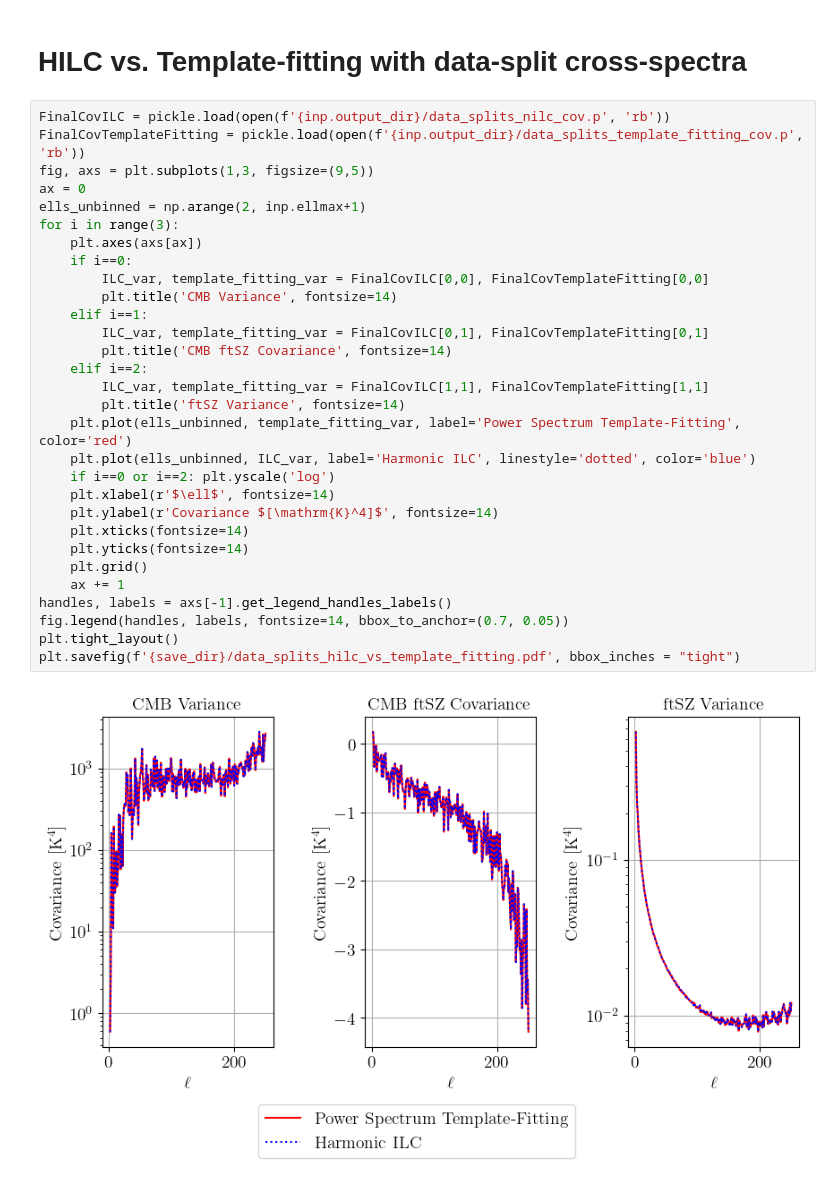
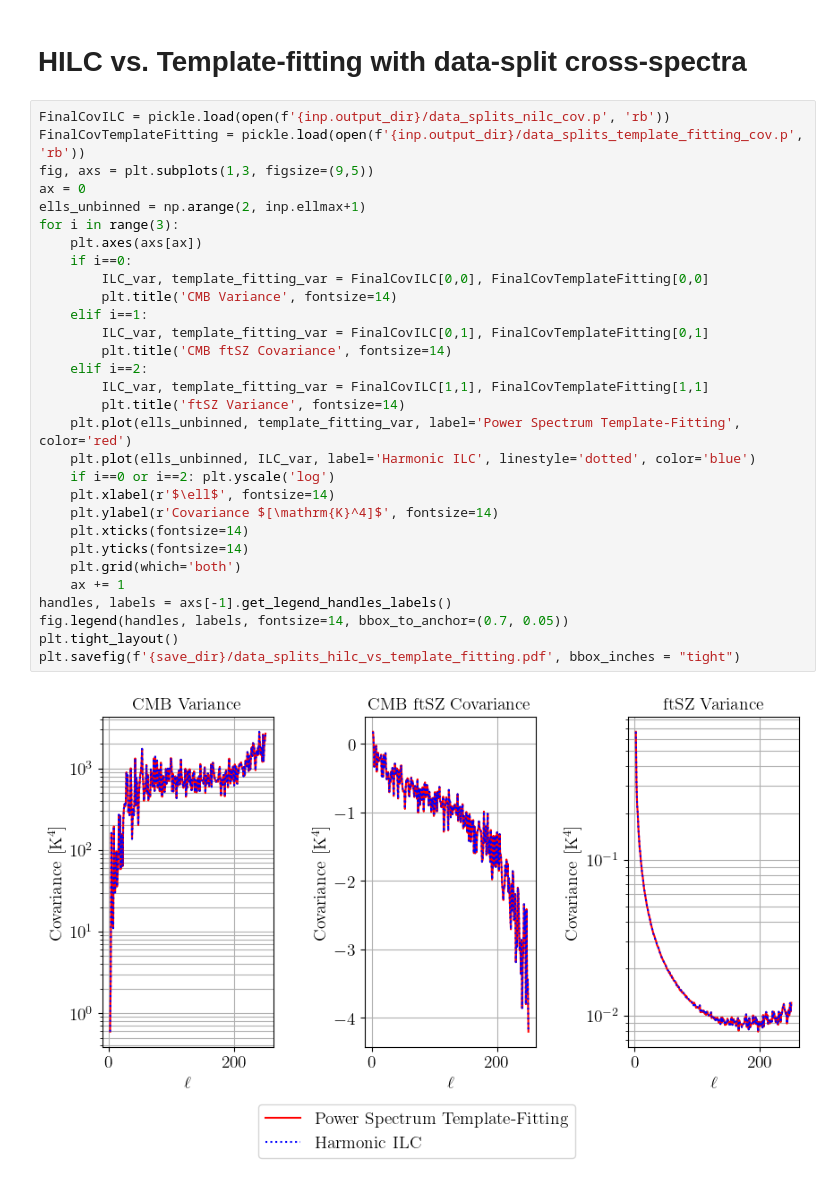
Before and after one commit to kmsurrao/NILC-Inference-Pipeline, a Jupyter notebook: notebooks/pipeline_plotting_examples.ipynb, the cells around one changed output. Drawn from its saved outputs; the diff is of its cells as text.

```diff
--- a/notebooks/pipeline_plotting_examples.ipynb
+++ b/notebooks/pipeline_plotting_examples.ipynb
@@ -824,32 +790,32 @@ saved pipeline_plots/scaling_Clyy.pdf
 # %%
 FinalCovILC = pickle.load(open(f'{inp.output_dir}/data_splits_nilc_cov.p', 'rb'))
 FinalCovTemplateFitting = pickle.load(open(f'{inp.output_dir}/data_splits_template_fitting_cov.p', 'rb'))
 fig, axs = plt.subplots(1,3, figsize=(9,5))
 ax = 0
 ells_unbinned = np.arange(2, inp.ellmax+1)
 for i in range(3):
     plt.axes(axs[ax])
     if i==0:
         ILC_var, template_fitting_var = FinalCovILC[0,0], FinalCovTemplateFitting[0,0]
         plt.title('CMB Variance', fontsize=14)
     elif i==1:
         ILC_var, template_fitting_var = FinalCovILC[0,1], FinalCovTemplateFitting[0,1]
         plt.title('CMB ftSZ Covariance', fontsize=14)
     elif i==2:
         ILC_var, template_fitting_var = FinalCovILC[1,1], FinalCovTemplateFitting[1,1]
         plt.title('ftSZ Variance', fontsize=14)
     plt.plot(ells_unbinned, template_fitting_var, label='Power Spectrum Template-Fitting', color='red')
     plt.plot(ells_unbinned, ILC_var, label='Harmonic ILC', linestyle='dotted', color='blue')
     if i==0 or i==2: plt.yscale('log')
     plt.xlabel(r'$\ell$', fontsize=14)
     plt.ylabel(r'Covariance $[\mathrm{K}^4]$', fontsize=14)
     plt.xticks(fontsize=14)
     plt.yticks(fontsize=14)
-    plt.grid()
+    plt.grid(which='both')
     ax += 1
 handles, labels = axs[-1].get_legend_handles_labels()
 fig.legend(handles, labels, fontsize=14, bbox_to_anchor=(0.7, 0.05))
 plt.tight_layout()
 plt.savefig(f'{save_dir}/data_splits_hilc_vs_template_fitting.pdf', bbox_inches = "tight")
 # %% [output]
-[figure, old version]
+[figure, new version]
```
Also changed, not shown: parts of 10 cells of this notebook, 9 other files.
